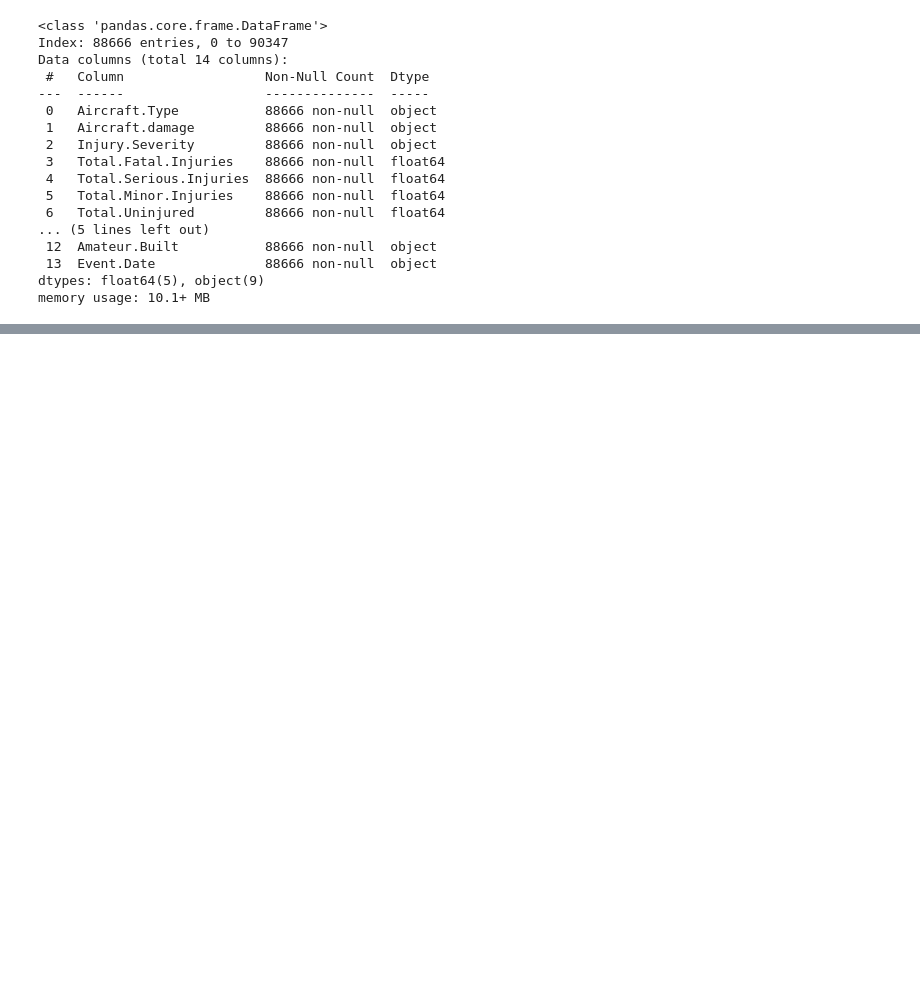
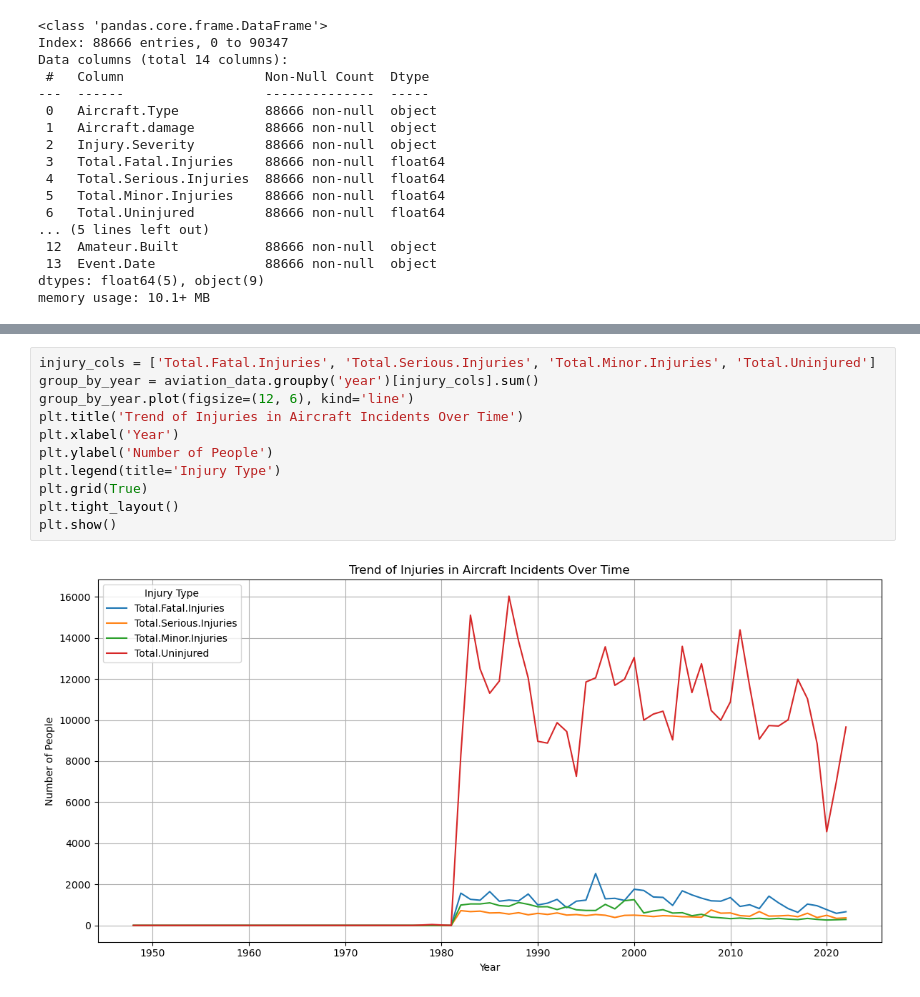
Before and after one commit to ralphy89/dsc-phase-1-project, a Jupyter notebook: working_notebook.ipynb, the cells around one changed output, grey strips where cells are left out. Saved outputs shown, nothing was run; the diff lists cells and outputs as text; blank space fills up the shorter version.

```diff
--- a/working_notebook.ipynb
+++ b/working_notebook.ipynb
@@ -351,0 +379,13 @@ aviation_data.head()
+# %%
+injury_cols = ['Total.Fatal.Injuries', 'Total.Serious.Injuries', 'Total.Minor.Injuries', 'Total.Uninjured']
+group_by_year = aviation_data.groupby('year')[injury_cols].sum()
+group_by_year.plot(figsize=(12, 6), kind='line')
+plt.title('Trend of Injuries in Aircraft Incidents Over Time')
+plt.xlabel('Year')
+plt.ylabel('Number of People')
+plt.legend(title='Injury Type')
+plt.grid(True)
+plt.tight_layout()
+plt.show()
+# %% [output]
+[figure, added]
```
Also changed, not shown: parts of 14 cells of this notebook, 1 other file.
